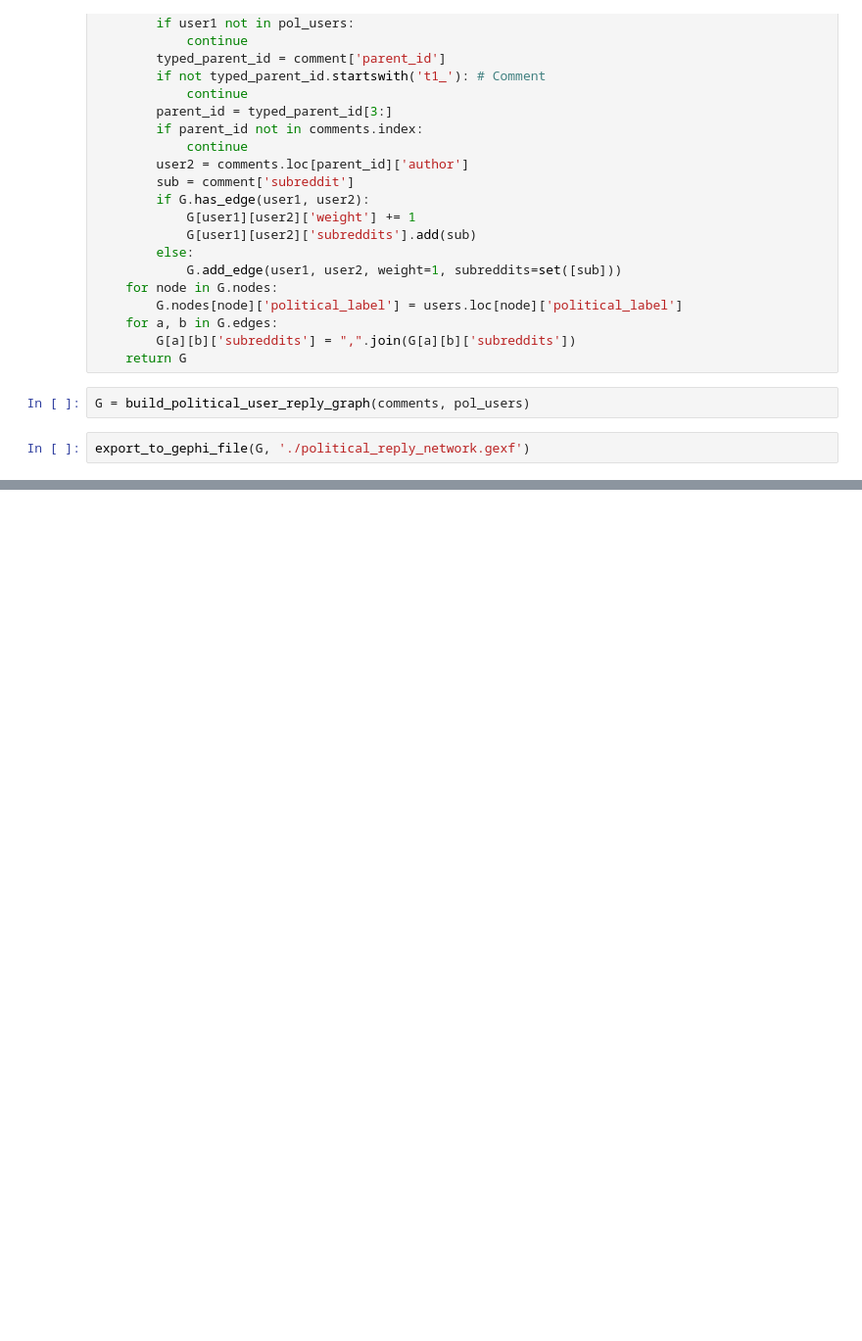
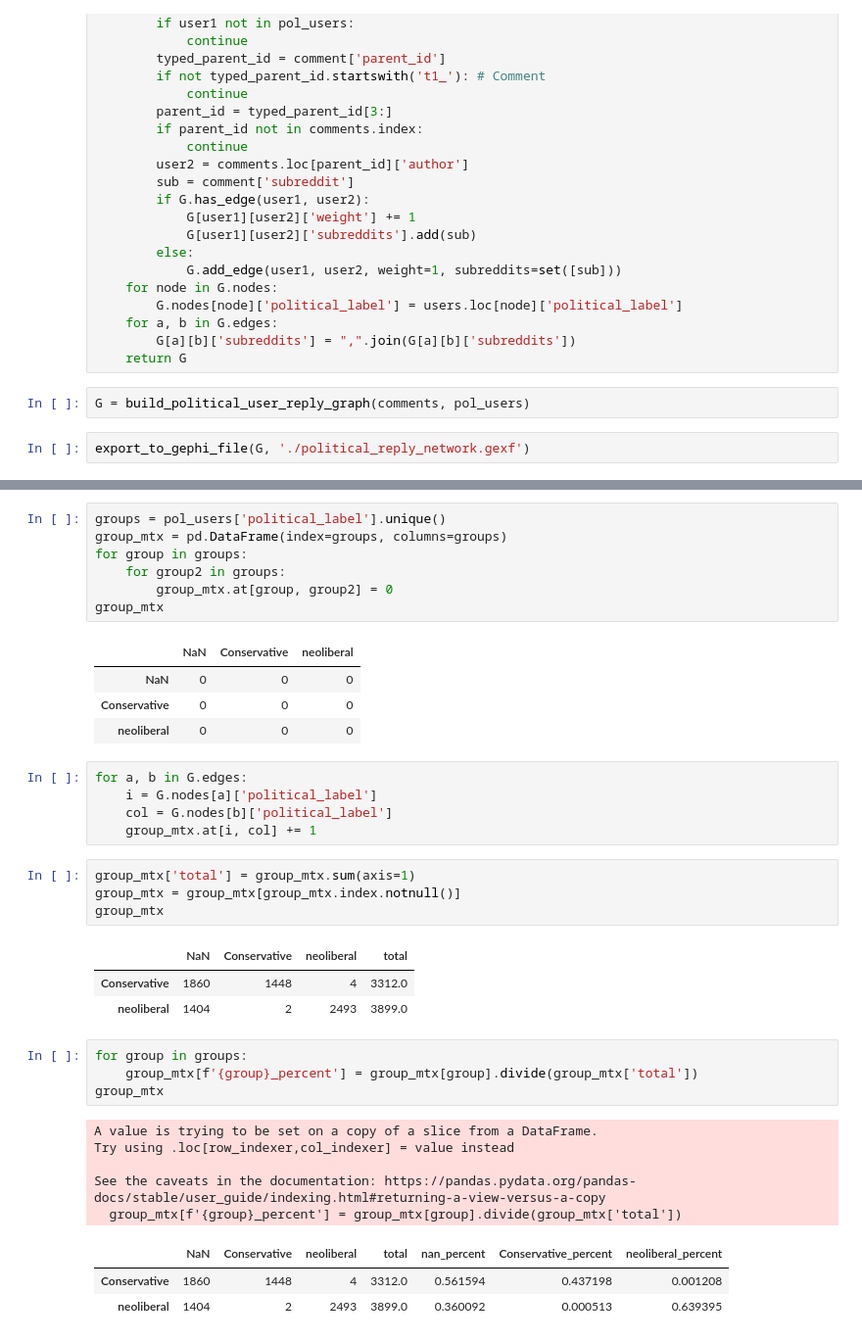
Before and after one commit to thezanefreeman/ComplexNetworks, a Jupyter notebook: political_user_network.ipynb, the cells around one changed output, grey strips where cells are left out. Shown at 98% size. Drawn from its saved outputs; the diff is of its cells as text; blank space fills up the shorter version.

Commit message:
Add political user reply stats

```diff
--- a/political_user_network.ipynb
+++ b/political_user_network.ipynb
@@ -238,0 +242,38 @@ export_to_gephi_file(G, './political_reply_network.gexf')
+# %%
+groups = pol_users['political_label'].unique()
+group_mtx = pd.DataFrame(index=groups, columns=groups)
+for group in groups:
+    for group2 in groups:
+        group_mtx.at[group, group2] = 0
+group_mtx
+# %% [output]
+|  | NaN | Conservative | neoliberal |
+| NaN | 0 | 0 | 0 |
+| Conservative | 0 | 0 | 0 |
+| neoliberal | 0 | 0 | 0 |
+# %%
+for a, b in G.edges:
+    i = G.nodes[a]['political_label']
+    col = G.nodes[b]['political_label']
+    group_mtx.at[i, col] += 1
+# %%
+group_mtx['total'] = group_mtx.sum(axis=1)
+group_mtx = group_mtx[group_mtx.index.notnull()]
+group_mtx
+# %% [output]
+|  | NaN | Conservative | neoliberal | total |
+| Conservative | 1860 | 1448 | 4 | 3312.0 |
+| neoliberal | 1404 | 2 | 2493 | 3899.0 |
+# %%
+for group in groups:
+    group_mtx[f'{group}_percent'] = group_mtx[group].divide(group_mtx['total'])
+group_mtx
+# %% [output]
+A value is trying to be set on a copy of a slice from a DataFrame.
+Try using .loc[row_indexer,col_indexer] = value instead
+
+See the caveats in the documentation: https://pandas.pydata.org/pandas-docs/stable/user_guide/indexing.html#returning-a-view-versus-a-copy
+  group_mtx[f'{group}_percent'] = group_mtx[group].divide(group_mtx['total'])
+|  | NaN | Conservative | neoliberal | total | nan_percent | Conservative_percent | neoliberal_percent |
+| Conservative | 1860 | 1448 | 4 | 3312.0 | 0.561594 | 0.437198 | 0.001208 |
+| neoliberal | 1404 | 2 | 2493 | 3899.0 | 0.360092 | 0.000513 | 0.639395 |
```
Also changed, not shown: parts of 1 cell of this notebook, 1 other file.
